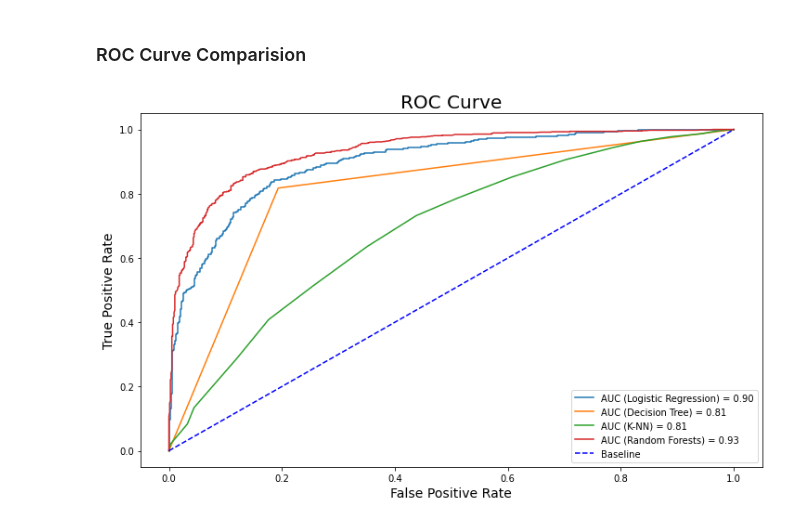
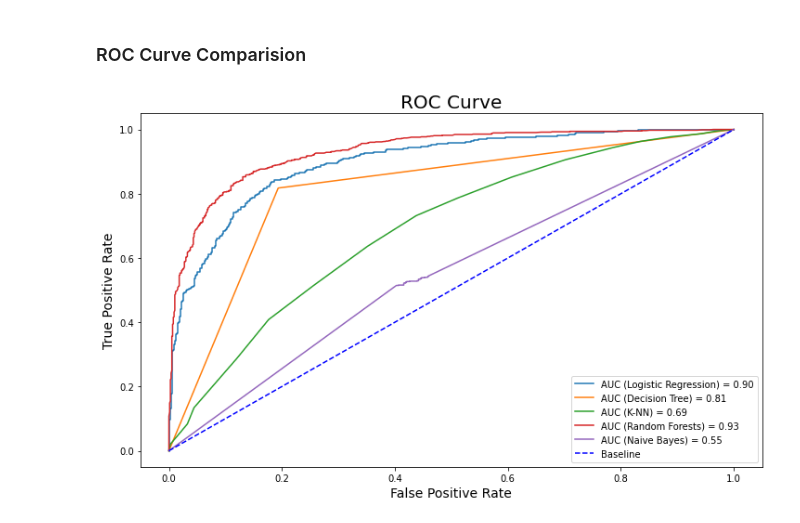
Before and after one commit to Fatemeh-Khosravi/Customer-Churn-Prediction, a Jupyter notebook: ADS505-FinalProject-ChrunPrediction.ipynb, the cells around one changed output. Cells and saved outputs as stored; diff of their text form; code cells hidden in the pictures.

Commit message:
naive bayes model added

```diff
--- a/ADS505-FinalProject-ChrunPrediction.ipynb
+++ b/ADS505-FinalProject-ChrunPrediction.ipynb
@@ -816,0 +820,4 @@ Area under curve :  0.8974724511382652
+# %%
+# run naive Bayes
+nb = MultinomialNB(alpha=0.01)
+nb.fit(trainX, trainy)
@@ -816,0 +826,10 @@ Area under curve :  0.8974724511382652
+# %%
+# Prediction using Test dataset
+predictions_nb = nb.predict(testX)
+probabilities_nb = nb.predict_proba(testX)[:,1]
+
+nb_result = pd.DataFrame({'actual': testy,
+                             'probability': probabilities_nb,
+                             'predicted': predictions_nb})
+
+nb_result
@@ -819,28 +899,32 @@ Area under curve :  0.8974724511382652
 # %%
 
 
 auc_lr = roc_auc_score(testy, probabilities_lr)
 fpr_lr, tpr_lr, thresholds_lr = roc_curve(testy, probabilities_lr)
 
 auc_dt = roc_auc_score(testy, probabilities_dt)
 fpr_dt, tpr_dt, thresholds_dt = roc_curve(testy, probabilities_dt)
 
 auc_knn = roc_auc_score(testy, probabilities_knn)
 fpr_knn, tpr_knn, thresholds_knn = roc_curve(testy, probabilities_knn)
 
 auc_rf = roc_auc_score(testy, probabilities_rf)
 fpr_rf, tpr_rf, thresholds_rf = roc_curve(testy, probabilities_rf)
 
+auc_nb = roc_auc_score(testy, probabilities_nb)
+fpr_nb, tpr_nb, thresholds_nb = roc_curve(testy, probabilities_nb)
 
 plt.figure(figsize=(12, 7))
 plt.plot(fpr_lr, tpr_lr, label=f'AUC (Logistic Regression) = {auc_lr:.2f}')
 plt.plot(fpr_dt, tpr_dt, label=f'AUC (Decision Tree) = {auc_dt:.2f}')
-plt.plot(fpr_knn, tpr_knn, label=f'AUC (K-NN) = {auc_dt:.2f}')
+plt.plot(fpr_knn, tpr_knn, label=f'AUC (K-NN) = {auc_knn:.2f}')
 plt.plot(fpr_rf, tpr_rf, label=f'AUC (Random Forests) = {auc_rf:.2f}')
+plt.plot(fpr_nb, tpr_nb, label=f'AUC (Naive Bayes) = {auc_nb:.2f}')
+
 plt.plot([0, 1], [0, 1], color='blue', linestyle='--', label='Baseline')
 plt.title('ROC Curve', size=20)
 plt.xlabel('False Positive Rate', size=14)
 plt.ylabel('True Positive Rate', size=14)
 plt.legend();
 # %% [output]
-[figure, old version]
+[figure, new version]
```
Also changed, not shown: parts of 5 cells of this notebook.
